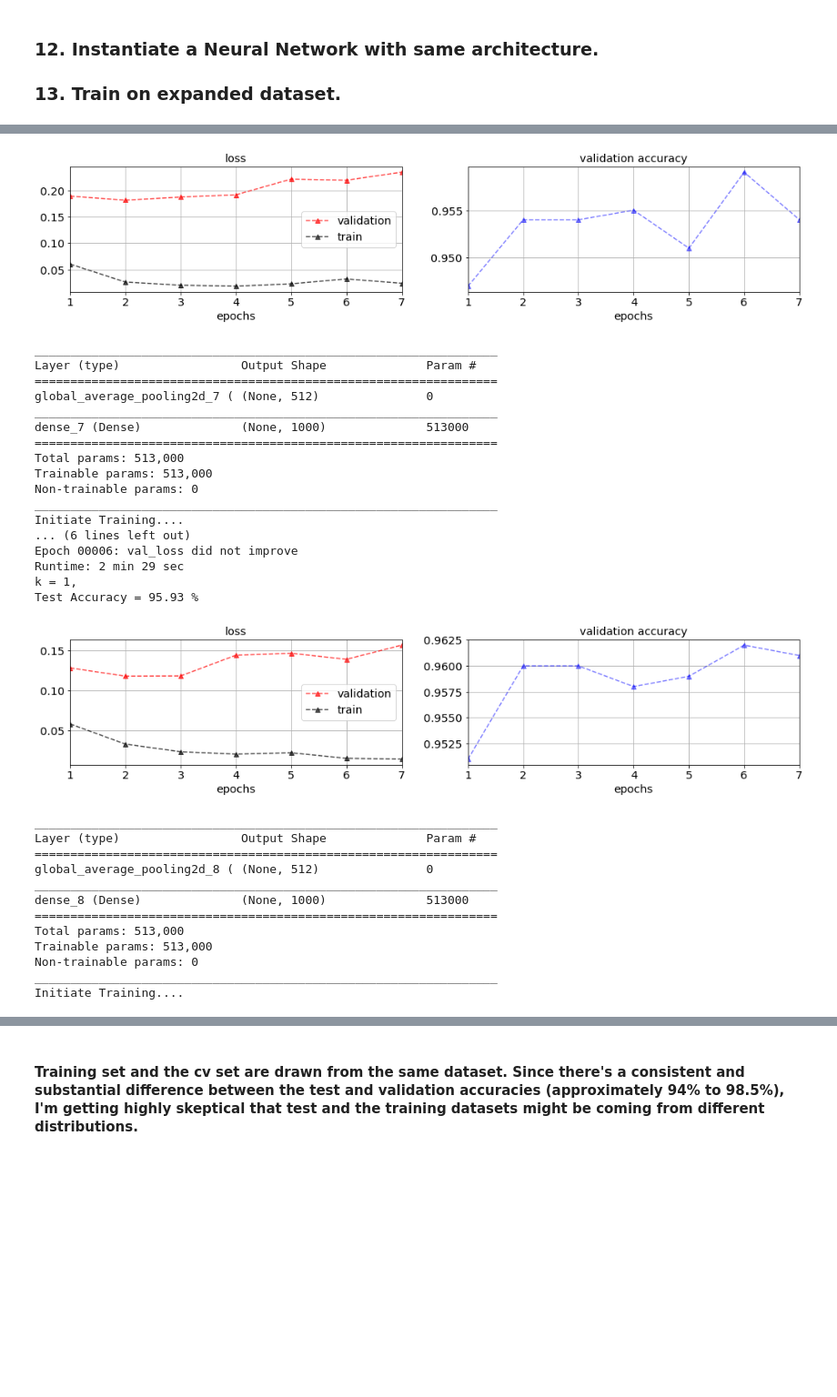
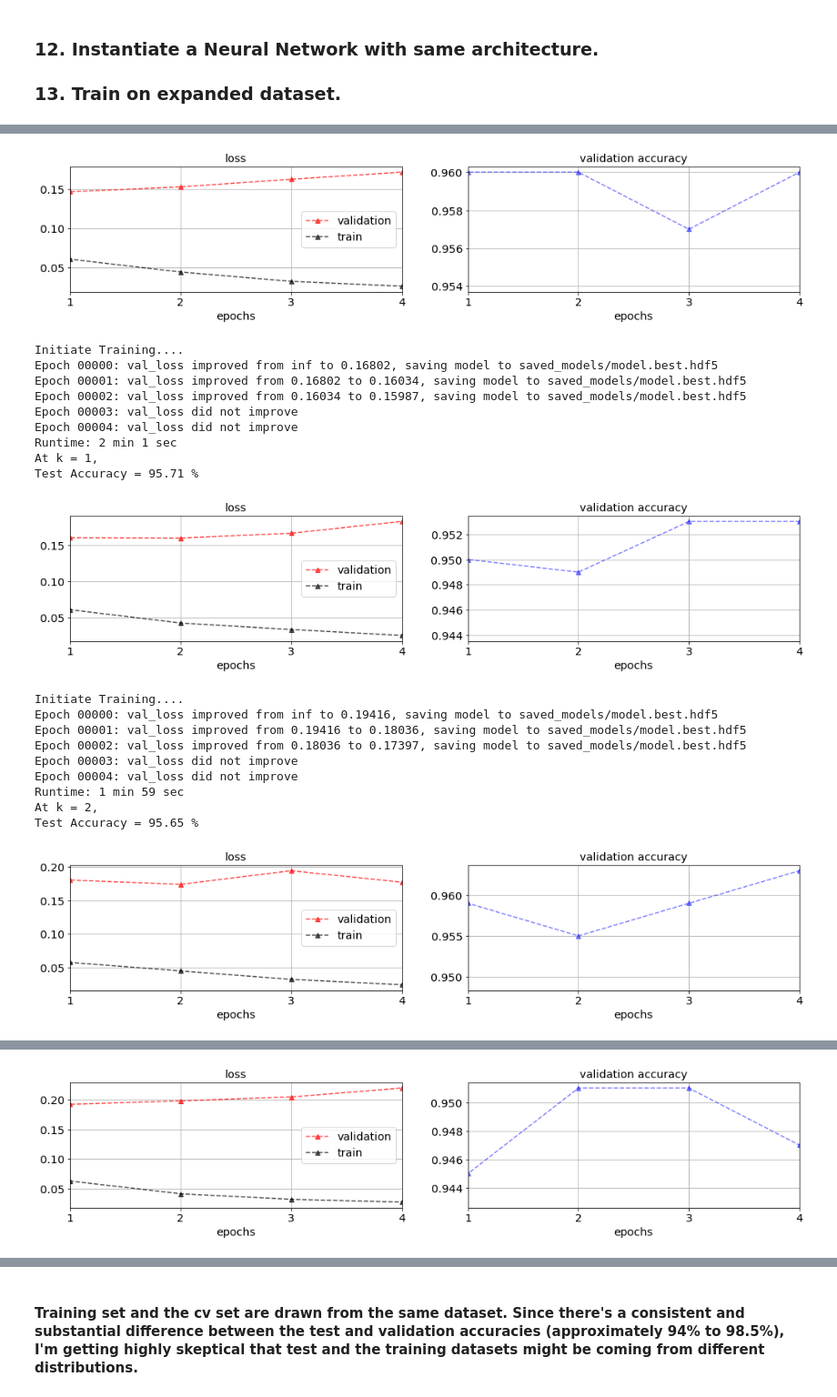
Before and after one commit to ozkansafak/Fellowship.AI-STL-10, a Jupyter notebook: main.ipynb, the cells around one changed output, grey strips where cells are left out. Shown at 91% size. Drawn from its saved outputs; the diff is of its cells as text; code cells hidden in the pictures; blank space fills up the shorter version.

Commit message:
1 layer w/ threshold=.99,.95,0.90,.80

```diff
--- a/main.ipynb
+++ b/main.ipynb
@@ -261,15 +261,14 @@ for k, _ in enumerate(fidx):
     y_train_9k = y_train[fidx_train]
 
 
-
     ### 5. Construct a Neural Network that accepts VGG16 bottleneck features as input. Call this `model_top`.
-    model_top = get_model_top()
+    model_top = construct_model()
     if k == 0: model_top.summary()
     ### 6. Train `model_top` on  `X_train_features` with validation on `(X_cv_features, y_cv)`.
     model_top, callback_inst = train_model(model_top,
                                            X_train_features_9k, y_train_9k,
                                            X_cv_features_1k, y_cv_1k,
-                                           epochs=20,
+                                           epochs=10,
                                            batch_size=64,
                                            wanna_plot=False)
     ### 7.  Compute test accuracy.
@@ -278,13 +277,13 @@ for k, _ in enumerate(fidx):
     _loss, _acc = model_top.evaluate(X_test_features, y_test,
                                     batch_size=128);
     acc.append(_acc)
-    print('\nk = %i\nTest Accuracy = %.2f %%' % (k, _acc*100))
+    print('\nAt k = %i, \nTest Accuracy = %.2f %%' % (k, _acc*100))
 
     ### Plot loss function and accuracy
     callback_inst.plotter()
 
-
-print(('\n' + ('\n'+'-'*30)*3 +'\nk = %i'+ '\nAverage Test Accuracy = %.2f %%  <' +'-'*30 ) % (len(fidx), np.mean(acc)*100))
+print(('\n' + ('\n'+'-'*30)*2 +'\nIn %i Folds'+ '\nK-Fold Average Test Accuracy = %.2f %%  <==') %
+      (len(fidx), np.mean(acc)*100))
 print_runtime(start)
 # %% [output]
 _________________________________________________________________
@@ -424,7 +456,7 @@ KeyboardInterrupt:
 # %%
 start = time.time()
 
-threshold = .90
+threshold = .80
 outX = []
 outy = []
 
@@ -503,16 +535,15 @@ for k, _ in enumerate(fidx):
     y_train_9k = np.concatenate([y_train[fidx_train], y_train_add])
 
 
-
     ### 5. Construct a Neural Network that accepts VGG16 bottleneck features as input. Call this `model_top`.
-    model_top = get_model_top()
+    model_top = construct_model()
     if k == 0: model_top.summary()
     ### 6. Train `model_top` on  `X_train_features` with validation on `(X_cv_features, y_cv)`.
     model_top, callback_inst = train_model(model_top,
                                            X_train_features_9k, y_train_9k,
                                            X_cv_features_1k, y_cv_1k,
-                                           epochs=7,
-                                           batch_size=64,
+                                           epochs=5,
+                                           batch_size=128,
                                            wanna_plot=False)
     ### 7.  Compute test accuracy.
     model_top.load_weights('saved_models/model.best.hdf5')
@@ -520,13 +551,13 @@ for k, _ in enumerate(fidx):
     _loss, _acc = model_top.evaluate(X_test_features, y_test,
                                     batch_size=128);
     acc.append(_acc)
-    print('\nk = %i, \nTest Accuracy = %.2f %%' % (k, _acc*100))
+    print('\nAt k = %i, \nTest Accuracy = %.2f %%' % (k, _acc*100))
 
     ### Plot loss function and accuracy
     callback_inst.plotter()
 
-
-print(('\n' + ('\n'+'-'*30)*3 +'\nk = %i'+ '\nAverage Test Accuracy = %.2f %%') % (len(fidx), np.mean(acc)*100))
+print(('\n' + ('\n'+'-'*30)*2 +'\nIn %i Folds'+ '\nK-Fold Average Test Accuracy = %.2f %%  <==') %
+      (len(fidx), np.mean(acc)*100))
 print_runtime(start)
 # %% [output]
 _________________________________________________________________
@@ -549,31 +583,21 @@ Test Accuracy = 95.94 %
-[figure, old version]
+[figure, new version]
-_________________________________________________________________
-Layer (type)                 Output Shape              Param #
-=================================================================
-global_average_pooling2d_7 ( (None, 512)               0
-_________________________________________________________________
-dense_7 (Dense)              (None, 1000)              513000
-=================================================================
-Total params: 513,000
-Trainable params: 513,000
-Non-trainable params: 0
-_________________________________________________________________
 Initiate Training....
-... (6 lines left out)
-Epoch 00006: val_loss did not improve
-Runtime: 2 min 29 sec
-k = 1,
-Test Accuracy = 95.93 %
+Epoch 00000: val_loss improved from inf to 0.16802, saving model to saved_models/model.best.hdf5
+Epoch 00001: val_loss improved from 0.16802 to 0.16034, saving model to saved_models/model.best.hdf5
+Epoch 00002: val_loss improved from 0.16034 to 0.15987, saving model to saved_models/model.best.hdf5
+Epoch 00003: val_loss did not improve
+Epoch 00004: val_loss did not improve
+Runtime: 2 min 1 sec
+At k = 1,
+Test Accuracy = 95.71 %
-[figure, old version]
+[figure, new version]
-_________________________________________________________________
-Layer (type)                 Output Shape              Param #
-=================================================================
-global_average_pooling2d_8 ( (None, 512)               0
-_________________________________________________________________
-dense_8 (Dense)              (None, 1000)              513000
-=================================================================
-Total params: 513,000
-Trainable params: 513,000
-Non-trainable params: 0
-_________________________________________________________________
 Initiate Training....
+Epoch 00000: val_loss improved from inf to 0.19416, saving model to saved_models/model.best.hdf5
+Epoch 00001: val_loss improved from 0.19416 to 0.18036, saving model to saved_models/model.best.hdf5
+Epoch 00002: val_loss improved from 0.18036 to 0.17397, saving model to saved_models/model.best.hdf5
+Epoch 00003: val_loss did not improve
+Epoch 00004: val_loss did not improve
+Runtime: 1 min 59 sec
+At k = 2,
+Test Accuracy = 95.65 %
+[figure, added]
@@ -580,0 +613 @@ KeyboardInterrupt:
+[figure, added]
```
Also changed, not shown: parts of 15 cells of this notebook, 1 other file.
